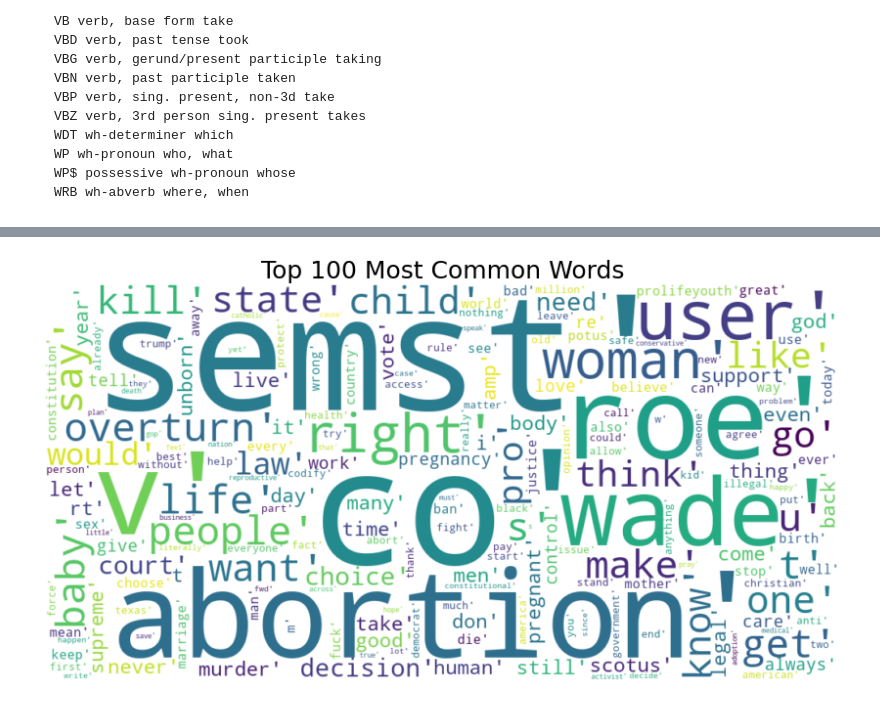
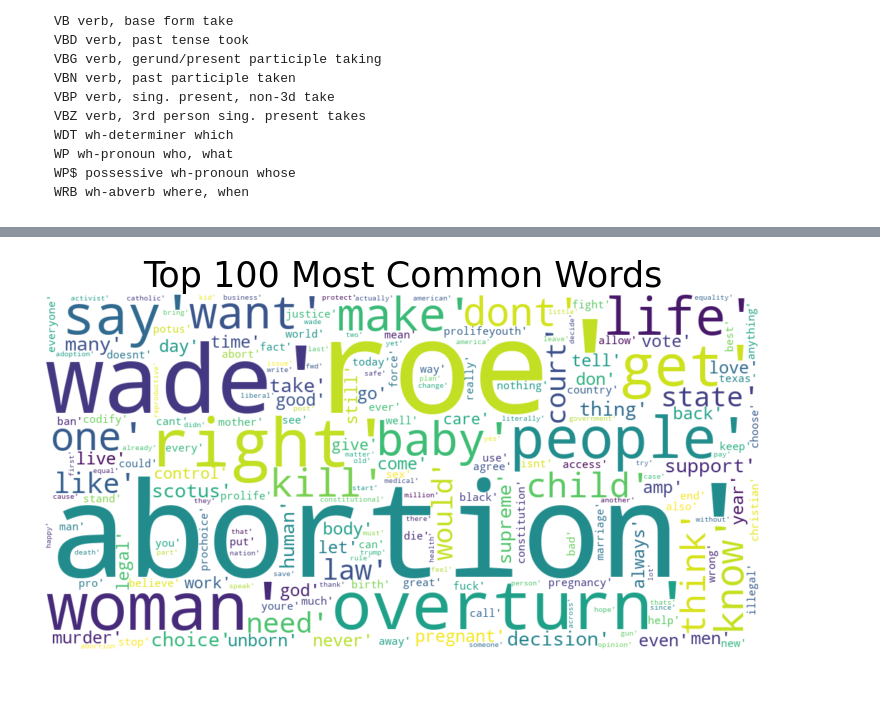
Before and after one commit to ushifali/Twiter_Analysis_Abortion_Law_US, a Jupyter notebook: EDA of Abortion Tweets.ipynb, the cells around one changed output, grey strips where cells are left out. Cells and saved outputs as stored; diff of their text form; code cells hidden in the pictures.

```diff
--- a/EDA of Abortion Tweets.ipynb
+++ b/EDA of Abortion Tweets.ipynb
@@ -235,19 +235,35 @@ import re
 
 #function to clean text removing stopwords
 def clean_text(text):
+
+    #remove single characters
+
+    #so i have no idea what this tag is propbably from db it appended so im manully removing it
+    text = re.sub('#SemST', '', text)
+    text = re.sub('@User|@user', '', text)
+    text = ' '.join( [word for word in text.split() if len(word)>1] )
     text = str(text).lower()
+    text = re.sub(r"https:(\/\/t\.co\/([A-Za-z0-9]|[A-Za-z]){10})", "", text)
     pat = r"[{}]".format(string.punctuation)
-    text = re.sub(pat, ' ', text)
-    text = re.sub('  +', ' ', text)
+    text = re.sub(pat, '', text)
+    text = re.sub('  +', '', text)
+    text = re.sub(r'\w+:\/{2}[\d\w-]+(\.[\d\w-]+)*(?:(?:\/[^\s/]*))*','', text)
     text = re.sub(r'http\S+', '', text)
-    text = re.sub('https?://|www\.', '', text)
     text = re.sub('@\.', '', text)
     text = re.sub('\n', '', text)
     text = re.sub('\w*\d\w*', '', text)
 
     # remove stopwords
     text = ' '.join([word for word in text.split() if word not in stop_words])
+
+    #remove single characters
+    text = ' '.join([word for word in text.split() if len(word) > 1] )
+    text = re.sub('\s*\\b([a-z]|[a-z]{2})\\b', '', text)
+    #to remove single secial characters
+    text = re.sub('\?|\.|\!|\/|\;|\:|\'|\+|\-|\*|\"', '', text)
+    text = re.sub('’|“|”', '', text)
     return text
+#ALSO IN THIS FUNCTION IM PRETTY SURE MANY ARE REPEATED. NOT GONNA CHCEK WHICH IS OBSELETE
 # %%
 print(train_data['text'].values[0])
 print('-'*100)
@@ -405,16 +444,16 @@ for w in train_data['lemmatized'].values:
 # %%
 from nltk.probability import FreqDist
 from wordcloud import WordCloud
 import matplotlib.pyplot as plt
 
 mostcommon = FreqDist(words).most_common(500)
 
 wordcloud = WordCloud(width=1000, height=500, background_color='white').generate(str(mostcommon))
 fig = plt.figure(figsize=(20,6), facecolor='white')
 plt.imshow(wordcloud, interpolation="bilinear")
 plt.axis('off')
-plt.title('Top 100 Most Common Words', fontsize=25)
-plt.tight_layout(pad=0)
+plt.title('Top 100 Most Common Words', fontsize=35,y = 1)
+plt.tight_layout(pad=2)
 plt.show()
 # %% [output]
-[figure, old version]
+[figure, new version]
```
Also changed, not shown: parts of 14 cells of this notebook.
